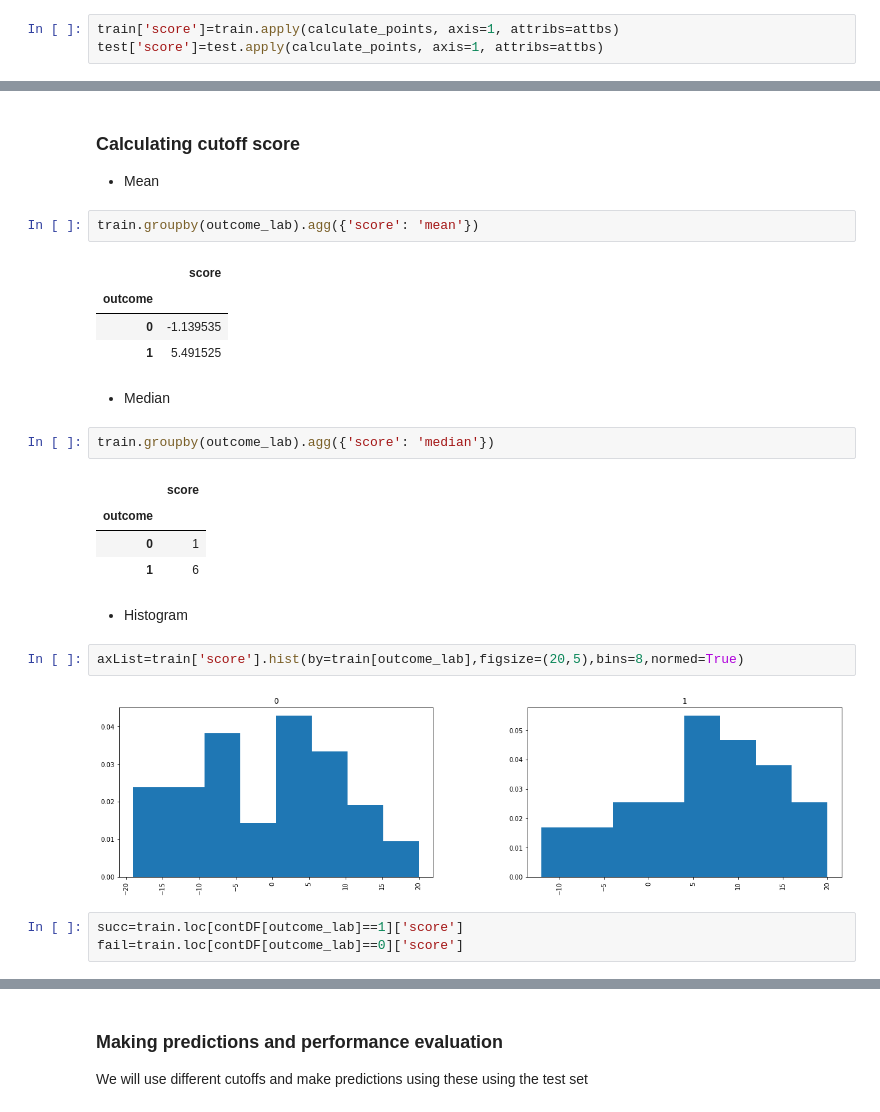
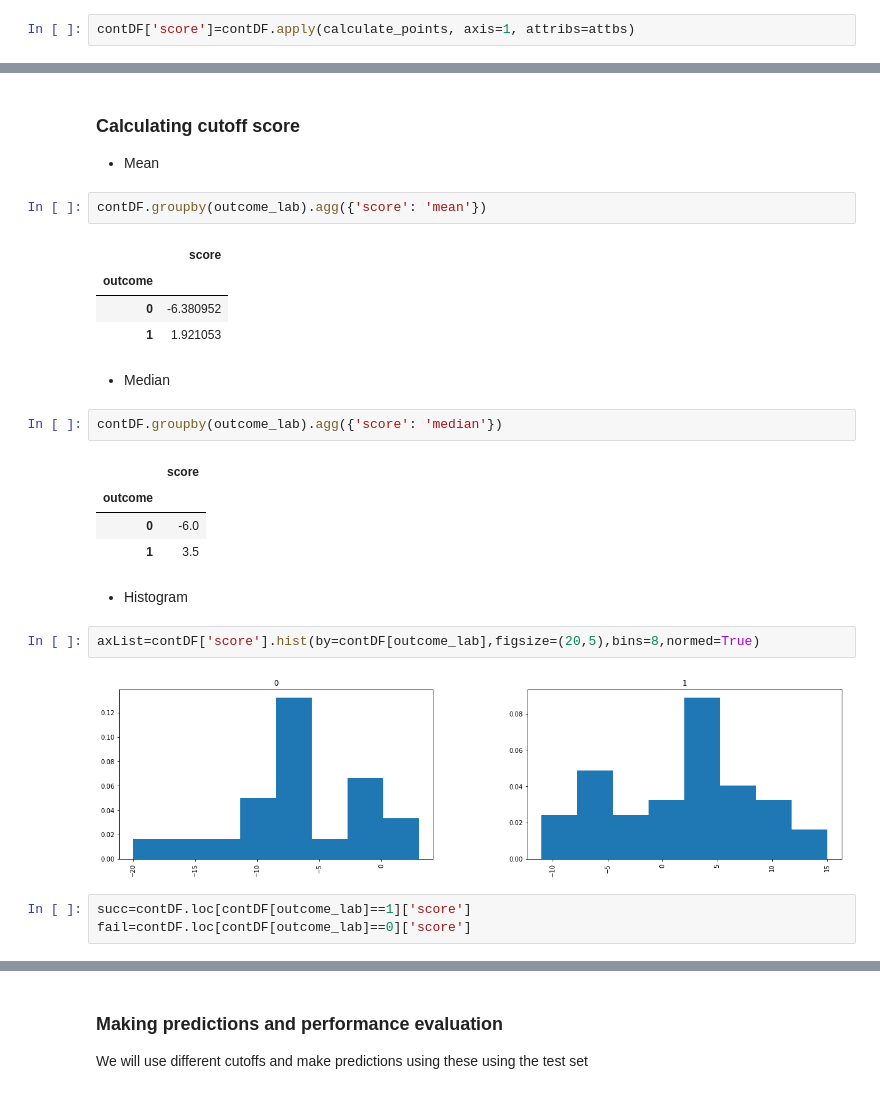
Before and after one commit to FOREXfunguru/FOREX, a Jupyter notebook: notebooks/Binary_classifier_cont_trades.ipynb, the cells around one changed output, grey strips where cells are left out. Drawn from its saved outputs; the diff is of its cells as text.

Commit message:
changes in get score for continuations

```diff
--- a/notebooks/Binary_classifier_cont_trades.ipynb
+++ b/notebooks/Binary_classifier_cont_trades.ipynb
@@ -1309,3 +1304,2 @@ Now, let's apply the calculate_points on each row for the training and the test
 # %%
-train['score']=train.apply(calculate_points, axis=1, attribs=attbs)
-test['score']=test.apply(calculate_points, axis=1, attribs=attbs)
+contDF['score']=contDF.apply(calculate_points, axis=1, attribs=attbs)
@@ -1313,30 +1328,30 @@ test['score']=test.apply(calculate_points, axis=1, attribs=attbs)
 ### Calculating cutoff score
 * Mean
 # %%
-train.groupby(outcome_lab).agg({'score': 'mean'})
+contDF.groupby(outcome_lab).agg({'score': 'mean'})
 # %% [output]
 |  | score |
 | outcome |  |
-| 0 | -1.139535 |
-| 1 | 5.491525 |
+| 0 | -6.380952 |
+| 1 | 1.921053 |
 # %% [markdown]
 * Median
 # %%
-train.groupby(outcome_lab).agg({'score': 'median'})
+contDF.groupby(outcome_lab).agg({'score': 'median'})
 # %% [output]
 |  | score |
 | outcome |  |
-| 0 | 1 |
-| 1 | 6 |
+| 0 | -6.0 |
+| 1 | 3.5 |
 # %% [markdown]
 * Histogram
 # %%
-axList=train['score'].hist(by=train[outcome_lab],figsize=(20,5),bins=8,normed=True)
+axList=contDF['score'].hist(by=contDF[outcome_lab],figsize=(20,5),bins=8,normed=True)
 # %% [output]
-[figure, old version]
+[figure, new version]
 # %%
-succ=train.loc[contDF[outcome_lab]==1]['score']
-fail=train.loc[contDF[outcome_lab]==0]['score']
+succ=contDF.loc[contDF[outcome_lab]==1]['score']
+fail=contDF.loc[contDF[outcome_lab]==0]['score']
 # %%
 plt.hist([fail,succ], bins = 15, normed=True, label=['0','1'])
 
```
Also changed, not shown: parts of 15 cells of this notebook, 3 other files.
